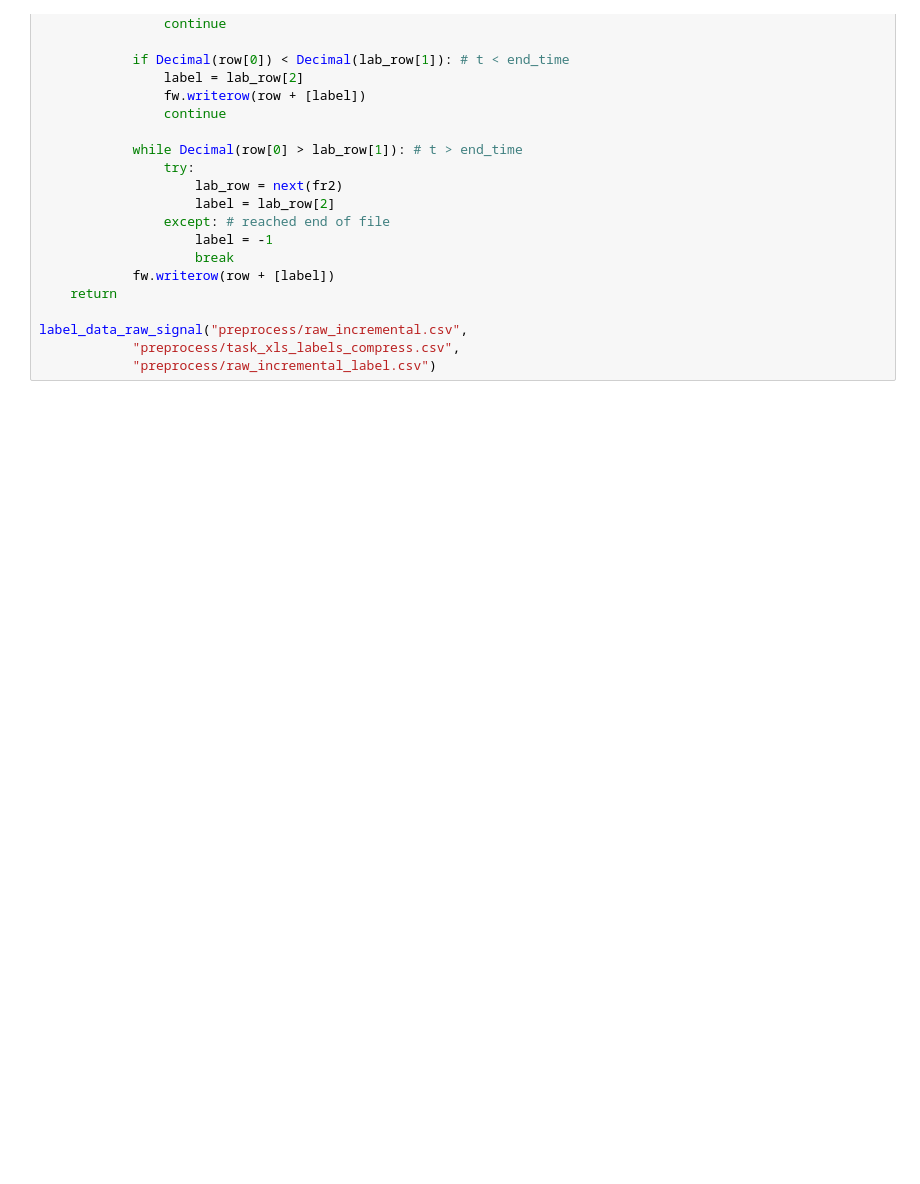
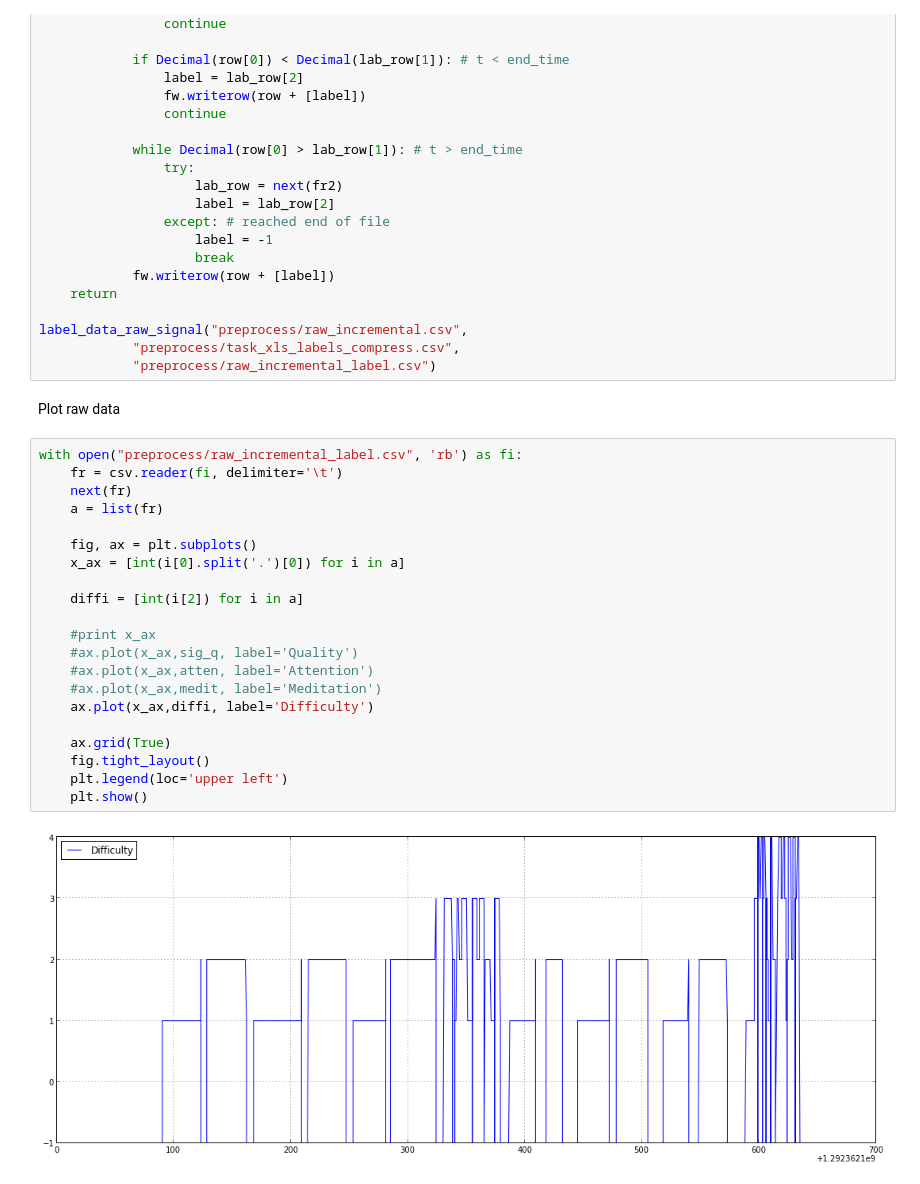
Before and after one commit to sagarjauhari/BCIpy, a Jupyter notebook: eeg_data.ipynb, the cells around one changed output. Saved outputs shown, nothing was run; the diff lists cells and outputs as text; blank space fills up the shorter version.

Commit message:
added plot  of raw wave

```diff
--- a/eeg_data.ipynb
+++ b/eeg_data.ipynb
@@ -214,3 +214,28 @@ def label_data_raw_signal(in_file, compressed_label_file, out_file):
 label_data_raw_signal("preprocess/raw_incremental.csv",
             "preprocess/task_xls_labels_compress.csv",
             "preprocess/raw_incremental_label.csv")
+# %% [markdown]
+Plot raw data
+# %%
+with open("preprocess/raw_incremental_label.csv", 'rb') as fi:
+    fr = csv.reader(fi, delimiter='\t')
+    next(fr)
+    a = list(fr)
+
+    fig, ax = plt.subplots()
+    x_ax = [int(i[0].split('.')[0]) for i in a]
+
+    diffi = [int(i[2]) for i in a]
+
+    #print x_ax
+    #ax.plot(x_ax,sig_q, label='Quality')
+    #ax.plot(x_ax,atten, label='Attention')
+    #ax.plot(x_ax,medit, label='Meditation')
+    ax.plot(x_ax,diffi, label='Difficulty')
+
+    ax.grid(True)
+    fig.tight_layout()
+    plt.legend(loc='upper left')
+    plt.show()
+# %% [output]
+[figure, added]
```
